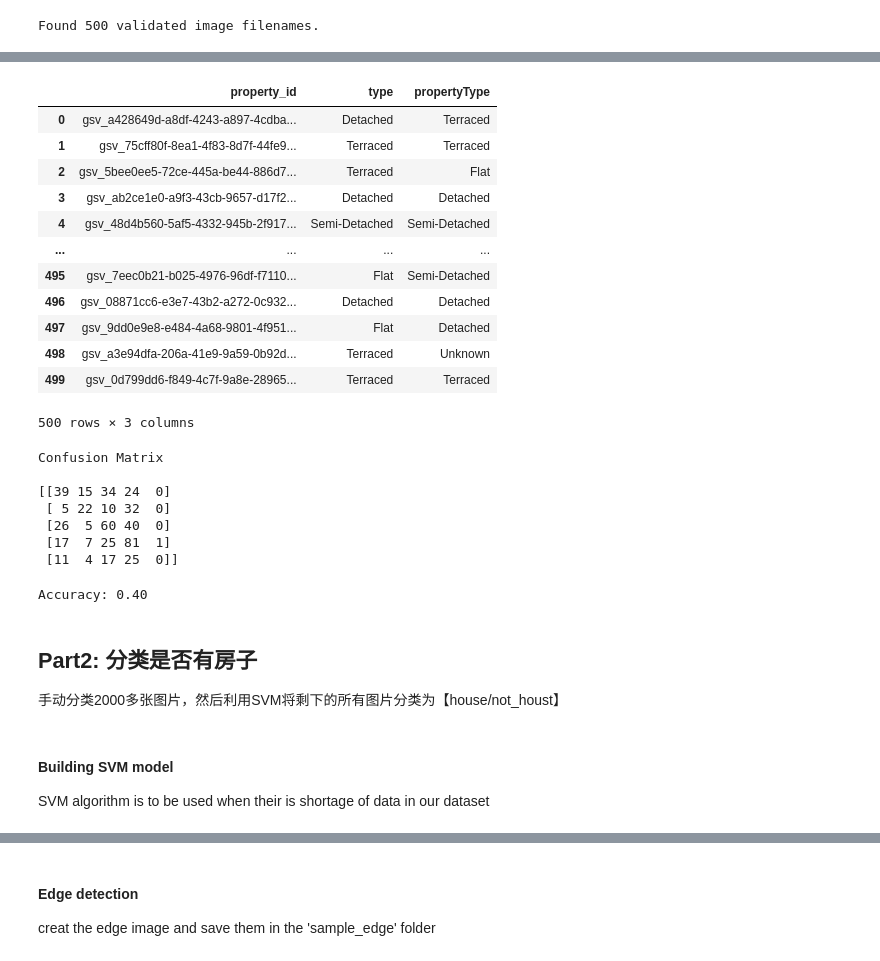
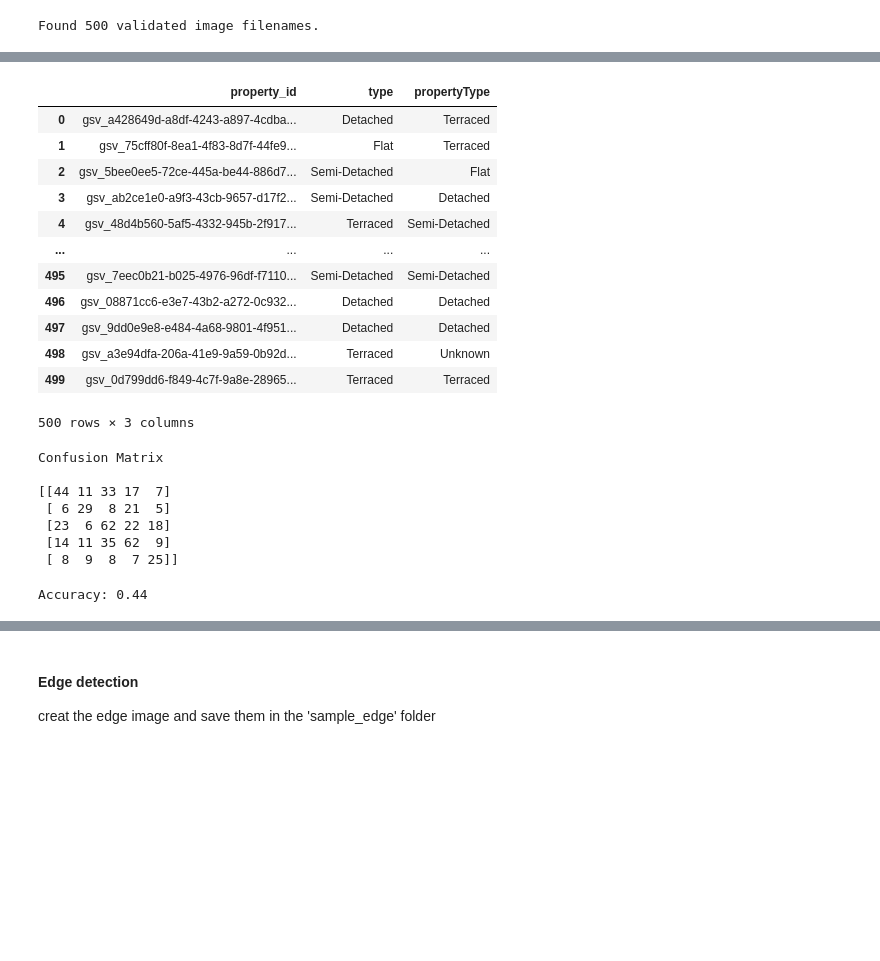
Before and after one commit to StaceyTf1999/graduateproject1_housetype.predicting, a Jupyter notebook: housing_predicting.ipynb, the cells around one changed output, grey strips where cells are left out. Cells and saved outputs as stored; diff of their text form; code cells hidden in the pictures; blank space fills up the shorter version.

```diff
--- a/housing_predicting.ipynb
+++ b/housing_predicting.ipynb
@@ -343,7 +308,7 @@ plt.show()
 
 history = model.fit_generator(
     train_imagegenerator,
-    epochs=30,
+    epochs=epochs,
     validation_data=validation_imagegenerator,
     validation_steps=validation_num//batch_size,
     steps_per_epoch=train_num//batch_size,
@@ -389,14 +354,14 @@ plt.show()
 ### prediction on test set
 # %%
 test_filenames = test['property_id']
-test_df = pd.DataFrame({
+test_df1 = pd.DataFrame({
     'property_id': test_filenames
 })
-nb_test = test_df.shape[0]
+nb_test = test_df1.shape[0]
 
 test_gen = ImageDataGenerator(rescale=1./255)
 test_generator = test_gen.flow_from_dataframe(
-    test_df,
+    test,
     "../uni_project_data/uni_project_data/sample5000",
     x_col='property_id',
     y_col=None,
@@ -414,5 +388,5 @@ predict = model.predict_generator(test_generator, steps=np.ceil(nb_test/batch_si
 # %%
-test_df['type'] = np.argmax(predict, axis=-1)
+test_df1['type'] = np.argmax(predict, axis=-1)
 
 label_map = dict((v,k) for k,v in train_imagegenerator.class_indices.items())
-test_df['type'] = test_df['type'].replace(label_map)
+test_df1['type'] = test_df1['type'].replace(label_map)
@@ -435,17 +409,17 @@ test_df
 # %%
-df_merged = pd.merge(test_df, sampledf[['property_id', 'propertyType']], on='property_id', how='left')
+df_merged = pd.merge(test_df1, sampledf[['property_id', 'propertyType']], on='property_id', how='left')
 df_merged
 # %% [output]
 |  | property_id | type | propertyType |
 | 0 | gsv_a428649d-a8df-4243-a897-4cdba... | Detached | Terraced |
-| 1 | gsv_75cff80f-8ea1-4f83-8d7f-44fe9... | Terraced | Terraced |
-| 2 | gsv_5bee0ee5-72ce-445a-be44-886d7... | Terraced | Flat |
-| 3 | gsv_ab2ce1e0-a9f3-43cb-9657-d17f2... | Detached | Detached |
-| 4 | gsv_48d4b560-5af5-4332-945b-2f917... | Semi-Detached | Semi-Detached |
+| 1 | gsv_75cff80f-8ea1-4f83-8d7f-44fe9... | Flat | Terraced |
+| 2 | gsv_5bee0ee5-72ce-445a-be44-886d7... | Semi-Detached | Flat |
+| 3 | gsv_ab2ce1e0-a9f3-43cb-9657-d17f2... | Semi-Detached | Detached |
+| 4 | gsv_48d4b560-5af5-4332-945b-2f917... | Terraced | Semi-Detached |
 | ... | ... | ... | ... |
-| 495 | gsv_7eec0b21-b025-4976-96df-f7110... | Flat | Semi-Detached |
+| 495 | gsv_7eec0b21-b025-4976-96df-f7110... | Semi-Detached | Semi-Detached |
 | 496 | gsv_08871cc6-e3e7-43b2-a272-0c932... | Detached | Detached |
-| 497 | gsv_9dd0e9e8-e484-4a68-9801-4f951... | Flat | Detached |
+| 497 | gsv_9dd0e9e8-e484-4a68-9801-4f951... | Detached | Detached |
 | 498 | gsv_a3e94dfa-206a-41e9-9a59-0b92d... | Terraced | Unknown |
 | 499 | gsv_0d799dd6-f849-4c7f-9a8e-28965... | Terraced | Terraced |
 500 rows × 3 columns
@@ -458,20 +432,12 @@ print(confusion)
 # %% [output]
 Confusion Matrix
 
-[[39 15 34 24  0]
- [ 5 22 10 32  0]
- [26  5 60 40  0]
- [17  7 25 81  1]
- [11  4 17 25  0]]
+[[44 11 33 17  7]
+ [ 6 29  8 21  5]
+ [23  6 62 22 18]
+ [14 11 35 62  9]
+ [ 8  9  8  7 25]]
 # %%
 print('\nAccuracy: {:.2f}\n'.format(accuracy_score(y_test, y_pred)))
 # %% [output]
-Accuracy: 0.40
+Accuracy: 0.44
-# %% [markdown]
-## Part2: 分类是否有房子
-
-手动分类2000多张图片，然后利用SVM将剩下的所有图片分类为【house/not_houst】
-# %% [markdown]
-#### Building SVM model
-
-SVM algorithm is to be used when their is shortage of data in our dataset
```
Also changed, not shown: parts of 119 cells of this notebook.
